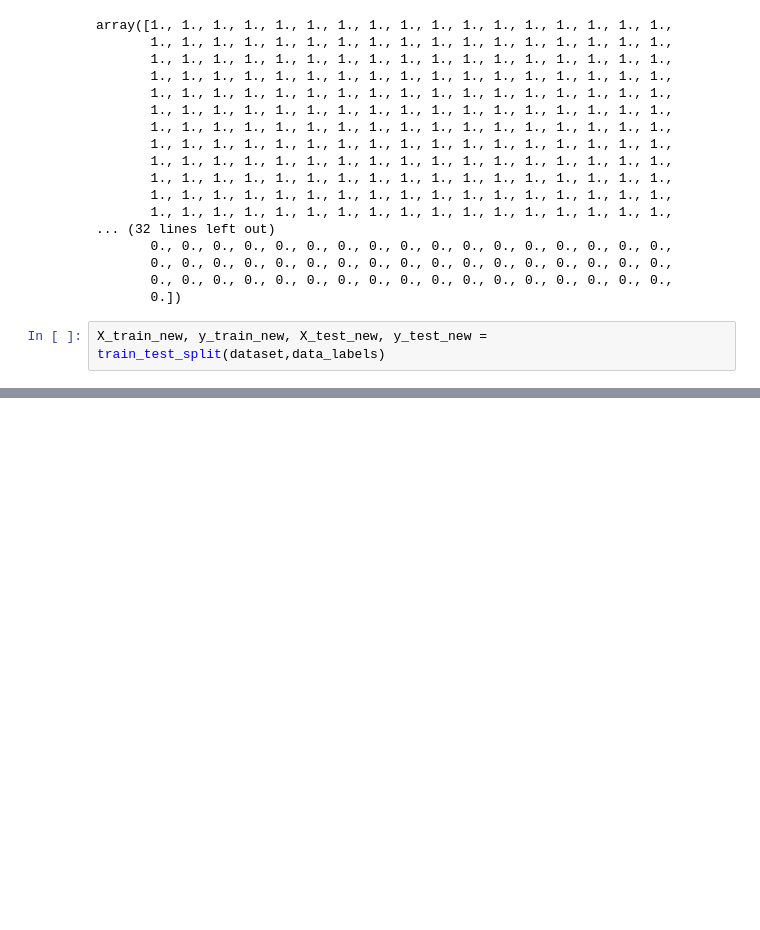
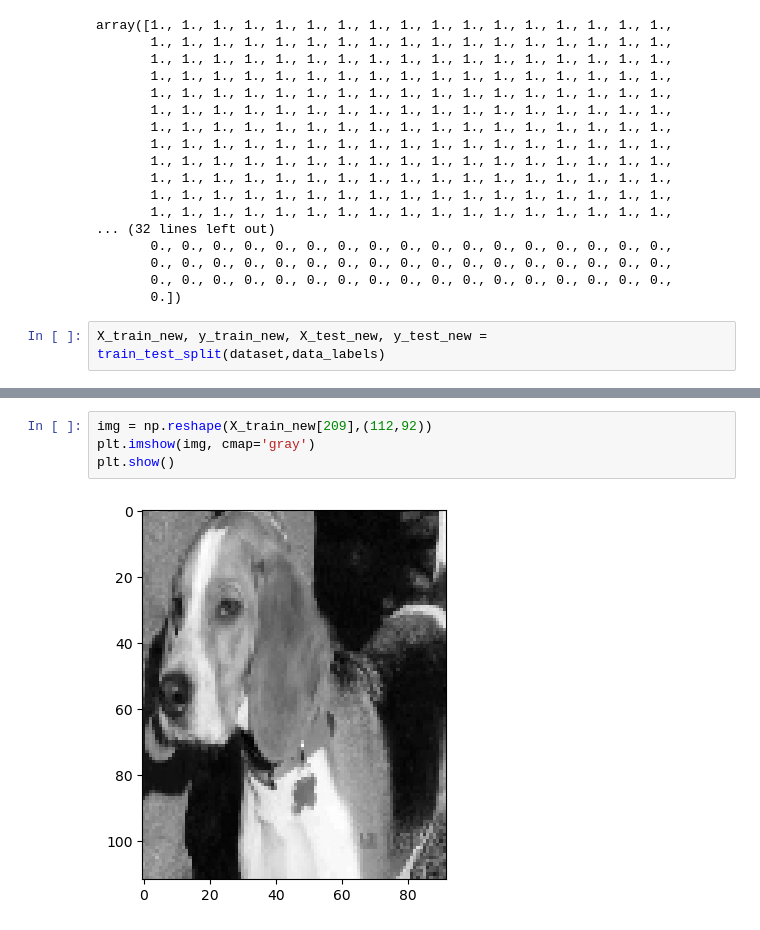
Before and after one commit to mawhab/Face-recognition-using-PCA, a Jupyter notebook: test.ipynb, the cells around one changed output, grey strips where cells are left out. Saved outputs shown, nothing was run; the diff lists cells and outputs as text; blank space fills up the shorter version.

```diff
--- a/test.ipynb
+++ b/test.ipynb
@@ -340,3 +322,9 @@ Finding top n eigen values to reach alpha (0.8): .. Done. -- Found top 33 eigen
+# %%
+img = np.reshape(X_train_new[209],(112,92))
+plt.imshow(img, cmap='gray')
+plt.show()
+# %% [output]
+[figure, added]
 # %%
 k_neighbors = np.arange(1,8,2)
 accuracies = []
```
Also changed, not shown: parts of 10 cells of this notebook.
